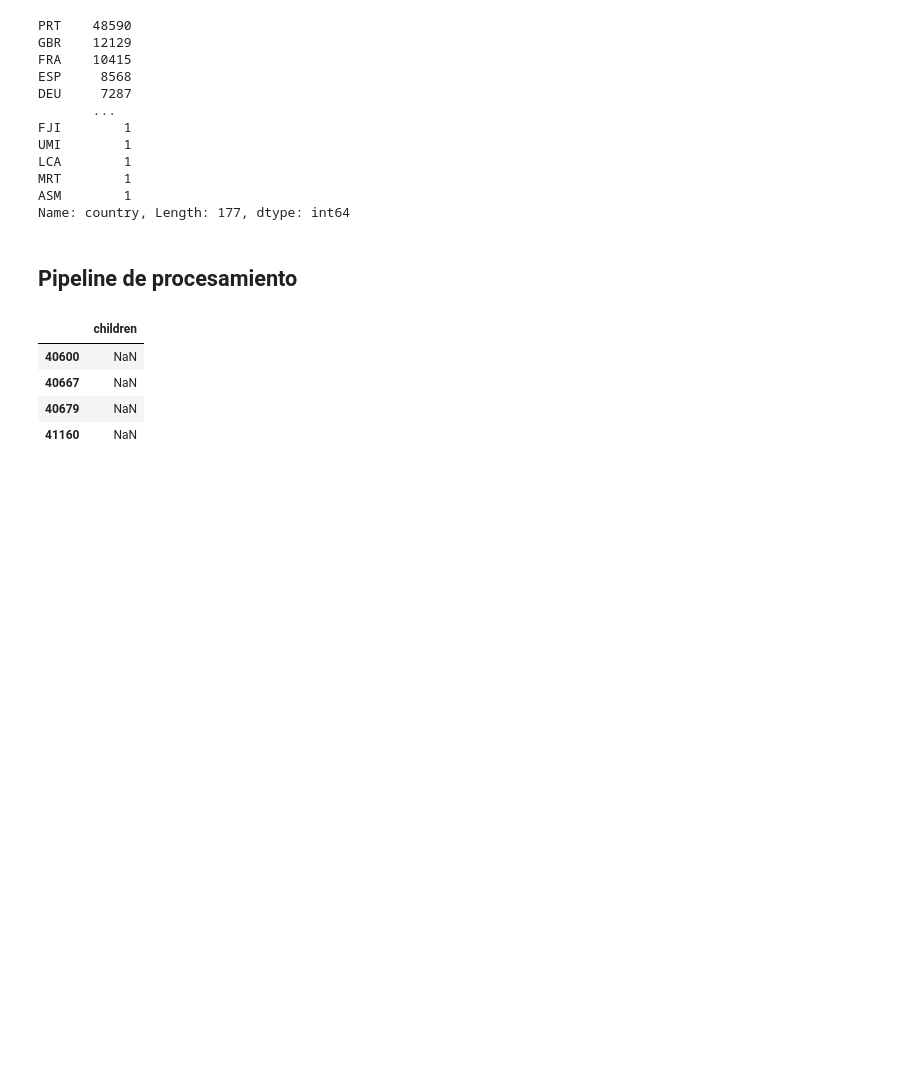
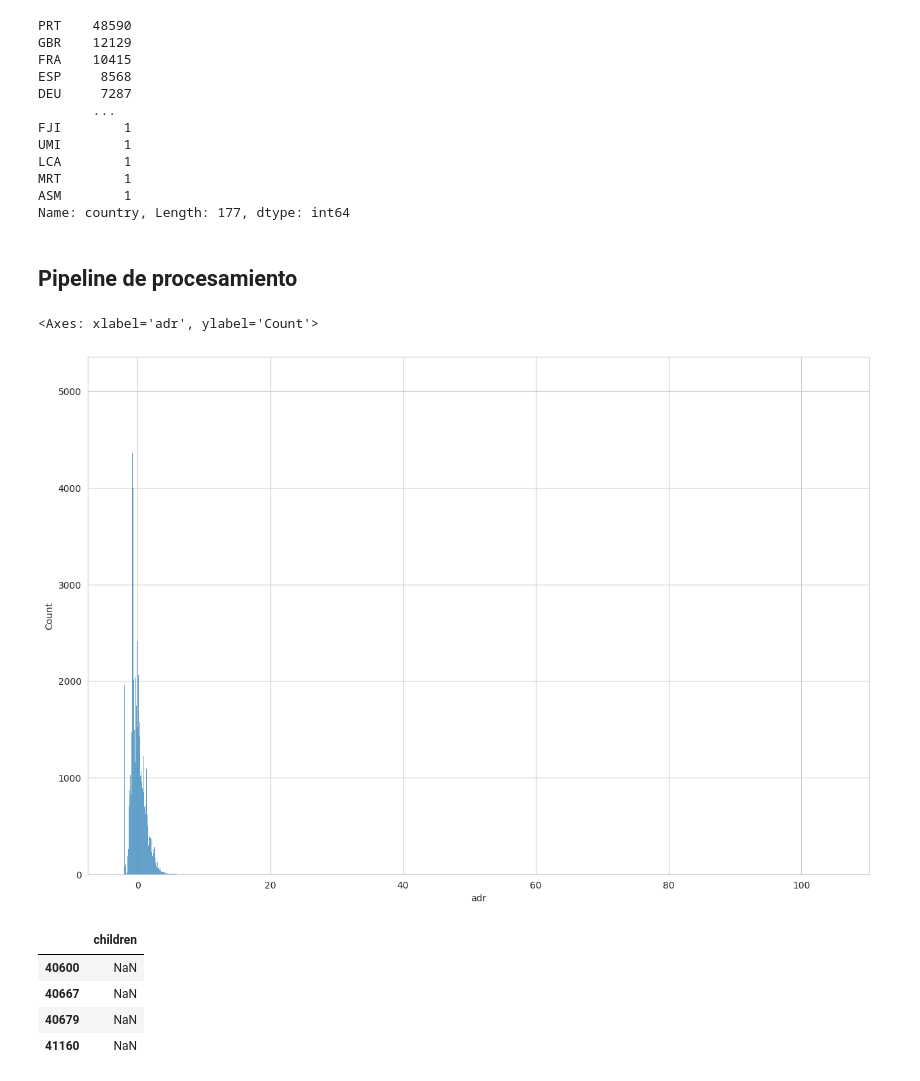
Before and after one commit to abdala9512/dsrp-azure-data-scientist-course, a Jupyter notebook: notebooks/preparacion_datos3.ipynb, the cells around one changed output. Saved outputs shown, nothing was run; the diff lists cells and outputs as text; code cells hidden in the pictures; blank space fills up the shorter version.

```diff
--- a/notebooks/preparacion_datos3.ipynb
+++ b/notebooks/preparacion_datos3.ipynb
@@ -250,6 +265,12 @@ class DataProcessor:
             version=str(version)
         )
         self.client.data.create_or_update(processed_dataset)
+# %%
+scaler = StandardScaler()
+pd.DataFrame(scaler.fit_transform(dataframe_reservas_hotel_raw["adr"].to_numpy().reshape(-1, 1)), columns=["adr"]
+# %% [output]
+<Axes: xlabel='adr', ylabel='Count'>
+[figure, added]
 # %%
 dataframe_reservas_hotel_raw[dataframe_reservas_hotel_raw["children"].isna()][["children"]]
 # %% [output]
```
Also changed, not shown: parts of 6 cells of this notebook, 4 other files.
